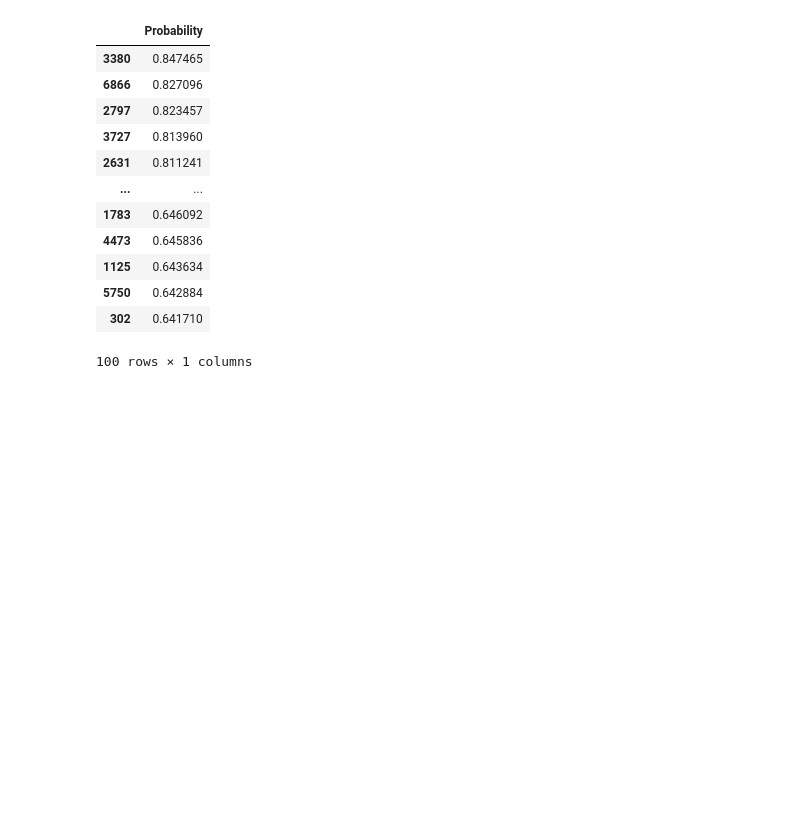
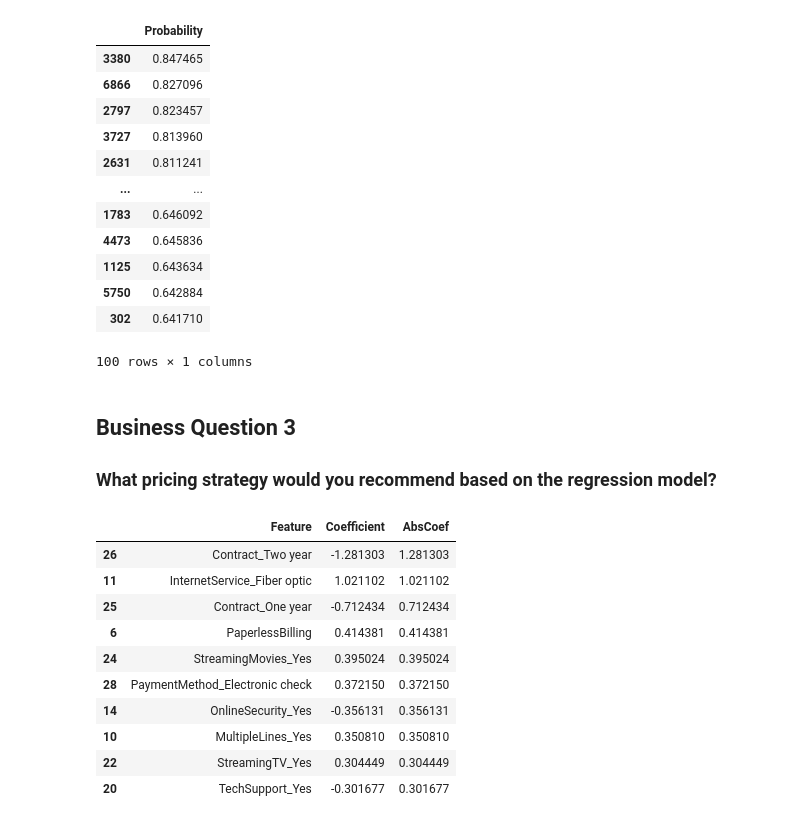
Before and after one commit to balajireddyu1710/teleconnect-ml-assignment, a Jupyter notebook: notebooks/05_interpretation.ipynb, the cells around one changed output. Saved outputs shown, nothing was run; the diff lists cells and outputs as text; code cells hidden in the pictures; blank space fills up the shorter version.

```diff
--- a/notebooks/05_interpretation.ipynb
+++ b/notebooks/05_interpretation.ipynb
@@ -194,3 +240,24 @@ top100
 | 5750 | 0.642884 |
 | 302 | 0.641710 |
 100 rows × 1 columns
+# %% [markdown]
+## Business Question 3
+
+### What pricing strategy would you recommend based on the regression model?
+# %%
+coef_df.sort_values(
+    by="AbsCoef",
+    ascending=False
+).head(10)
+# %% [output]
+|  | Feature | Coefficient | AbsCoef |
+| 26 | Contract_Two year | -1.281303 | 1.281303 |
+| 11 | InternetService_Fiber optic | 1.021102 | 1.021102 |
+| 25 | Contract_One year | -0.712434 | 0.712434 |
+| 6 | PaperlessBilling | 0.414381 | 0.414381 |
+| 24 | StreamingMovies_Yes | 0.395024 | 0.395024 |
+| 28 | PaymentMethod_Electronic check | 0.372150 | 0.372150 |
+| 14 | OnlineSecurity_Yes | -0.356131 | 0.356131 |
+| 10 | MultipleLines_Yes | 0.350810 | 0.350810 |
+| 22 | StreamingTV_Yes | 0.304449 | 0.304449 |
+| 20 | TechSupport_Yes | -0.301677 | 0.301677 |
```
Also changed, not shown: parts of 11 cells of this notebook.
